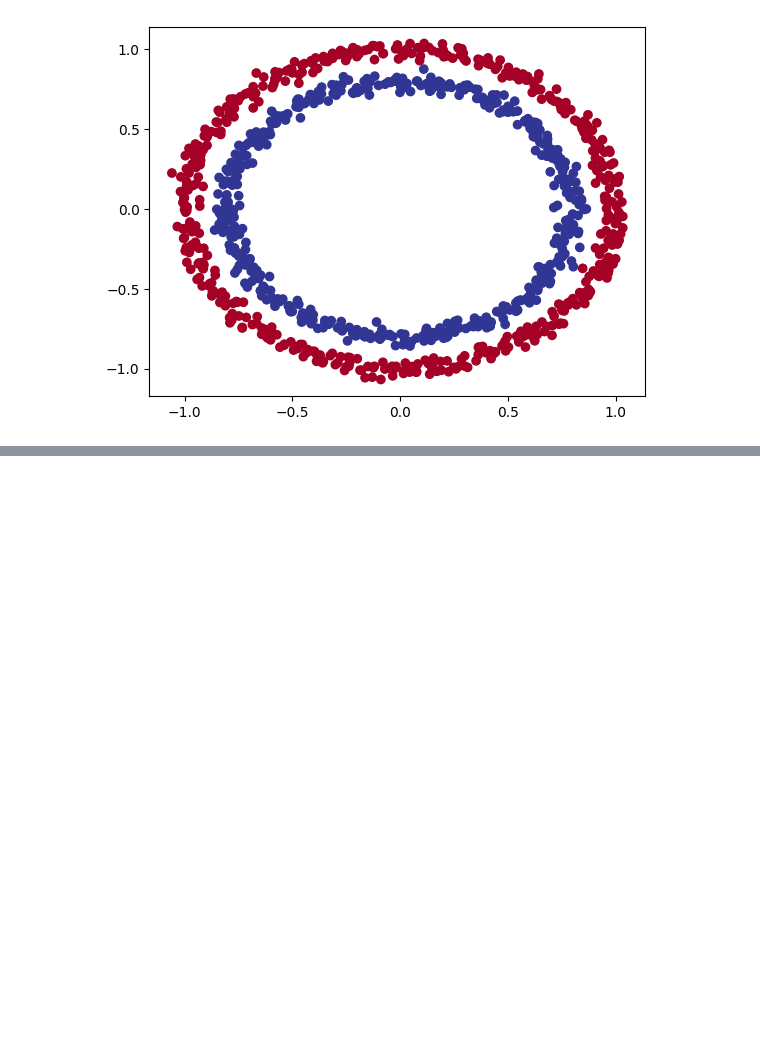
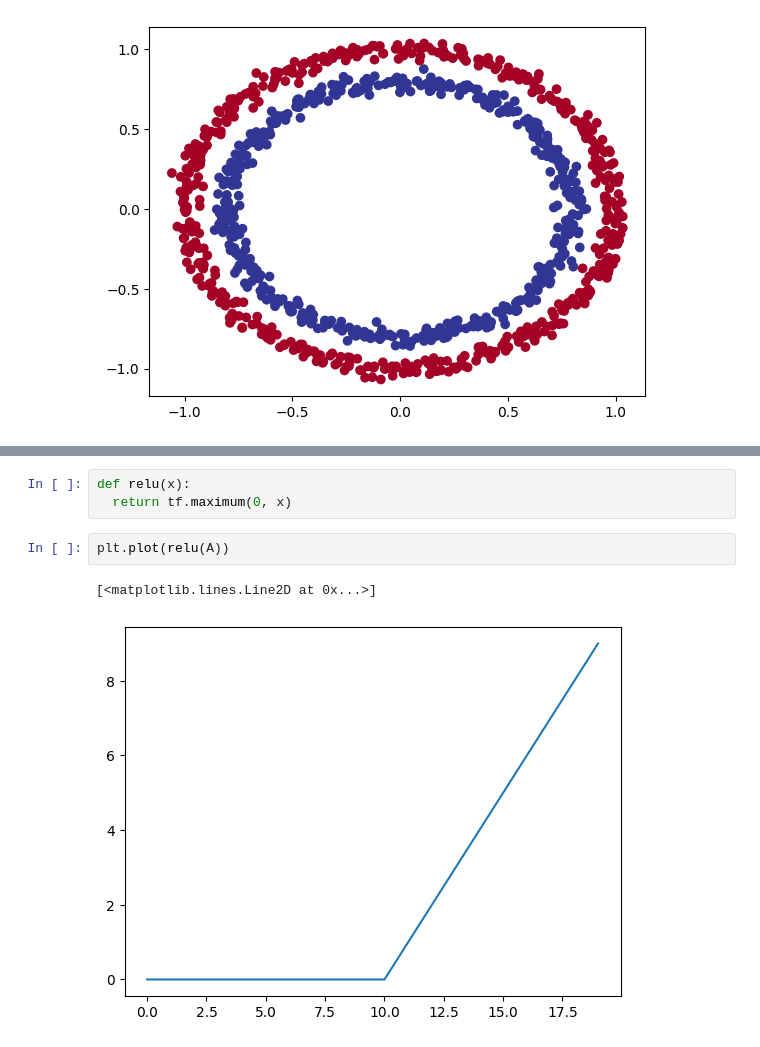
Before and after one commit to Zuhair0000/tensorflow_bootcamp, a Jupyter notebook: 02_neural_network_classification.ipynb, the cells around one changed output, grey strips where cells are left out. Cells and saved outputs as stored; diff of their text form; blank space fills up the shorter version.

```diff
--- a/02_neural_network_classification.ipynb
+++ b/02_neural_network_classification.ipynb
@@ -401,0 +435,8 @@ Doing binary classification
+# %%
+def relu(x):
+  return tf.maximum(0, x)
+# %%
+plt.plot(relu(A))
+# %% [output]
+[<matplotlib.lines.Line2D at 0x...>]
+[figure, added]
```
Also changed, not shown: parts of 19 cells of this notebook.
